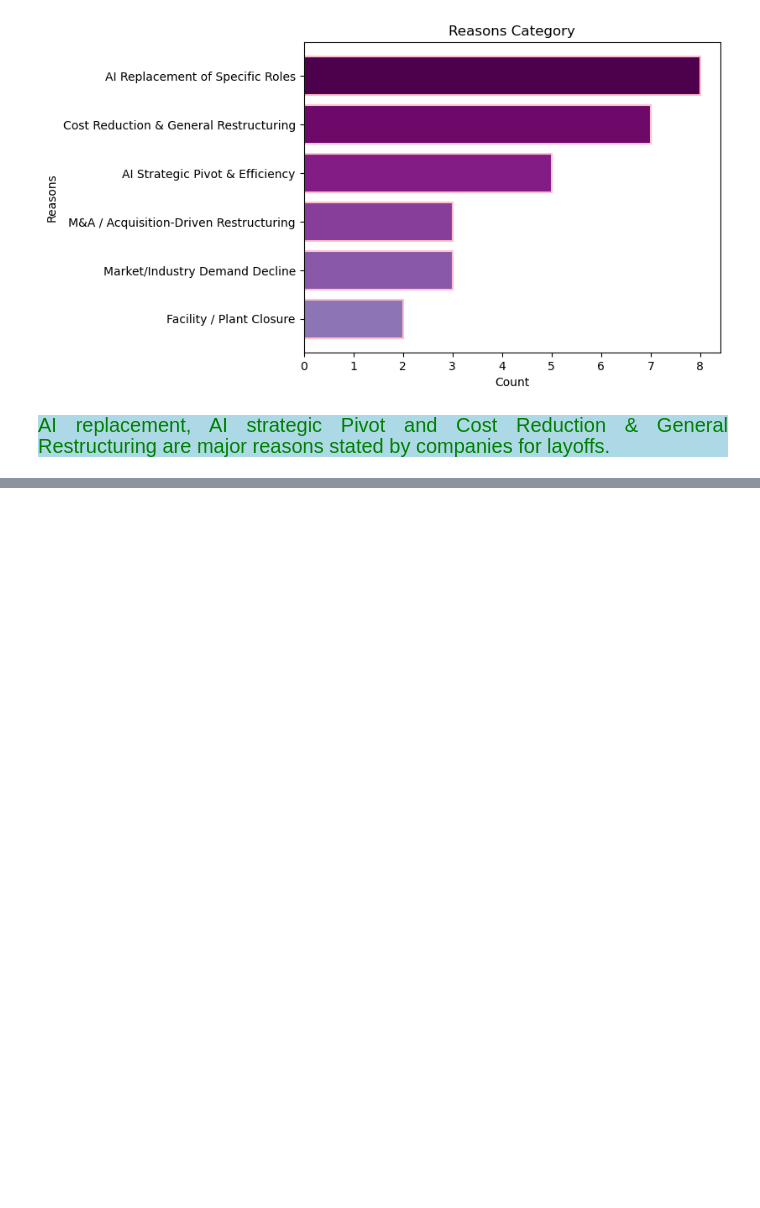
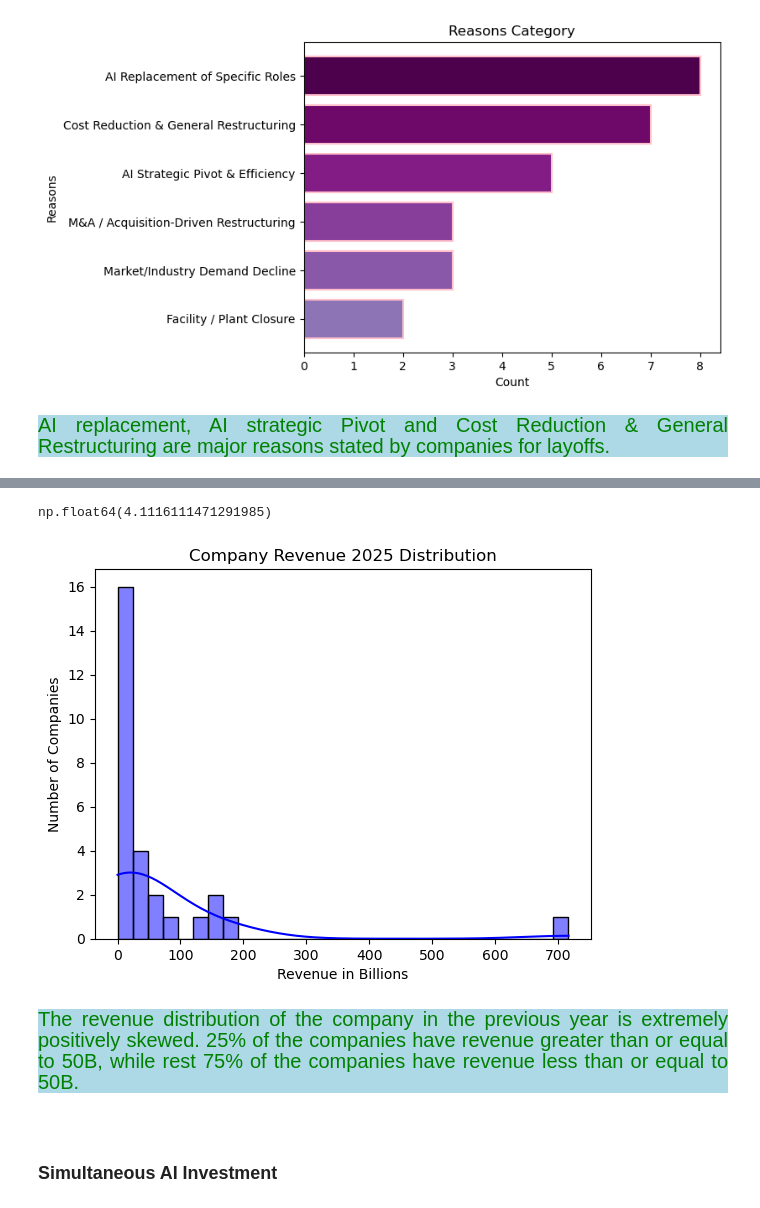
Before and after one commit to Kartika-Nidhi/DS_Projects, a Jupyter notebook: TechLayoffs2026Analysis.ipynb, the cells around one changed output, grey strips where cells are left out. Cells and saved outputs as stored; diff of their text form; code cells hidden in the pictures; blank space fills up the shorter version.

Commit message:
Previous year(2025) companies's revenue analysis completed

```diff
--- a/TechLayoffs2026Analysis.ipynb
+++ b/TechLayoffs2026Analysis.ipynb
@@ -718,0 +731,25 @@ plt.show()
+# %%
+data['company_revenue_2025_bn'].skew()
+# %% [output]
+np.float64(4.1116111471291985)
+# %%
+sns.histplot(
+    data = data,
+    x = 'company_revenue_2025_bn',
+    color = 'blue',
+    kde = True,
+    bins = 30
+)
+
+plt.title('Company Revenue 2025 Distribution')
+plt.ylabel('Number of Companies')
+plt.xlabel('Revenue in Billions')
+plt.show()
+# %% [output]
+[figure, added]
+# %% [markdown]
+<div style = "background-color:lightblue; color:green; font-size:20px; text-align:justify">The revenue distribution of the company in the previous year is extremely positively skewed. 25% of the companies have revenue greater than or equal to 50B, while rest 75% of the companies have revenue less than or equal to 50B.
+# %% [markdown]
+<div>
+# %% [markdown]
+### Simultaneous AI Investment
```
Also changed, not shown: parts of 2 cells of this notebook.
